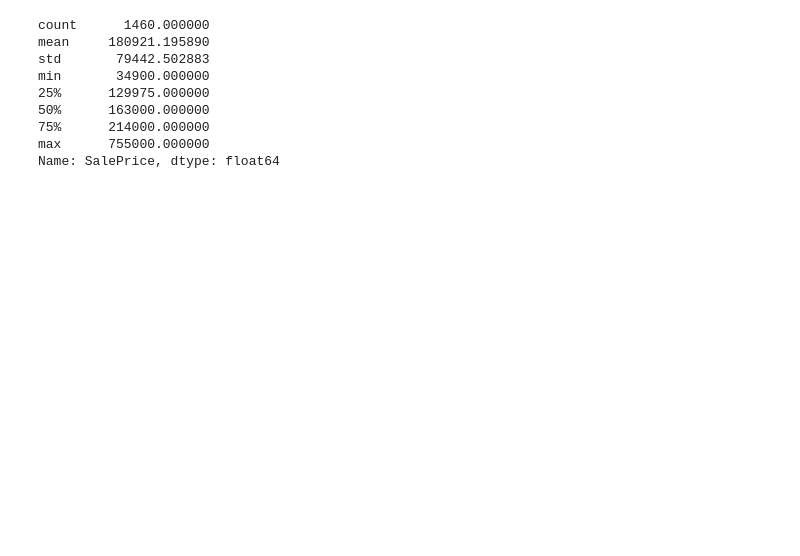
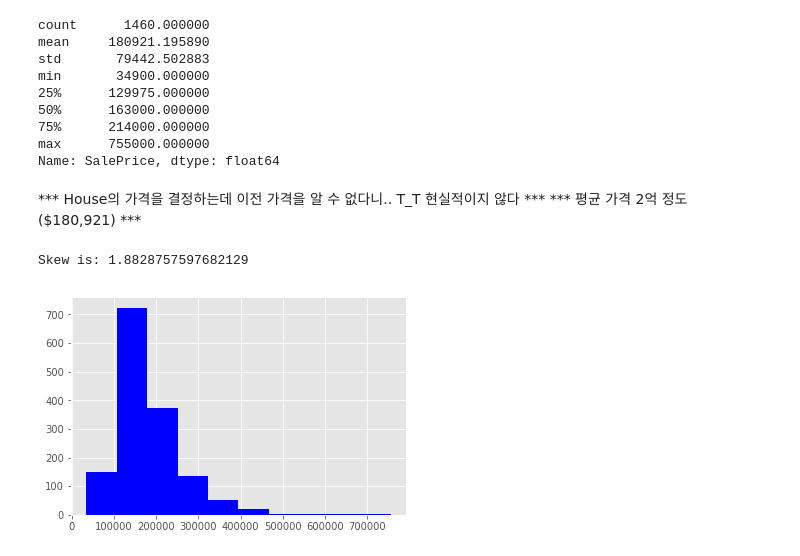
Before and after one commit to yudong80/dastudy, a Jupyter notebook: datalabs/02.house_price/datalab-02.ipynb, the cells around one changed output. Cells and saved outputs as stored; diff of their text form; code cells hidden in the pictures; blank space fills up the shorter version.

```diff
--- a/datalabs/02.house_price/datalab-02.ipynb
+++ b/datalabs/02.house_price/datalab-02.ipynb
@@ -65,3 +64,7 @@ min       34900.000000
 75%      214000.000000
 max      755000.000000
 Name: SalePrice, dtype: float64
+# %% [markdown]
+*** House의 가격을 결정하는데 이전 가격을 알 수 없다니.. T_T
+현실적이지 않다 ***
+*** 평균 가격 2억 정도 ($180,921) ***
@@ -67,0 +73,7 @@ Name: SalePrice, dtype: float64
+# %%
+print ("Skew is:" , train.SalePrice.skew())
+plt.hist(train.SalePrice, color='blue')
+plt.show()
+# %% [output]
+Skew is: 1.8828757597682129
+[figure, added]
```
Also changed, not shown: parts of 18 cells of this notebook.
